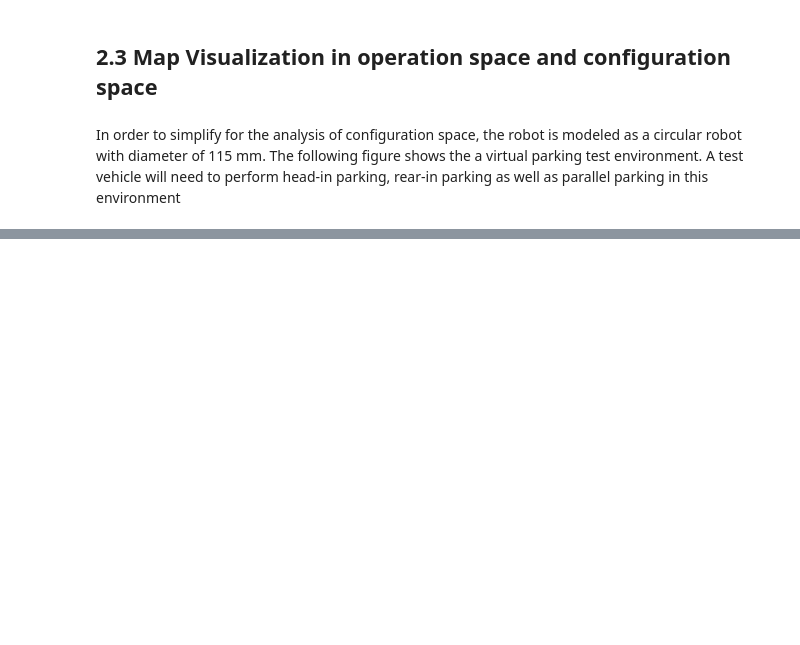
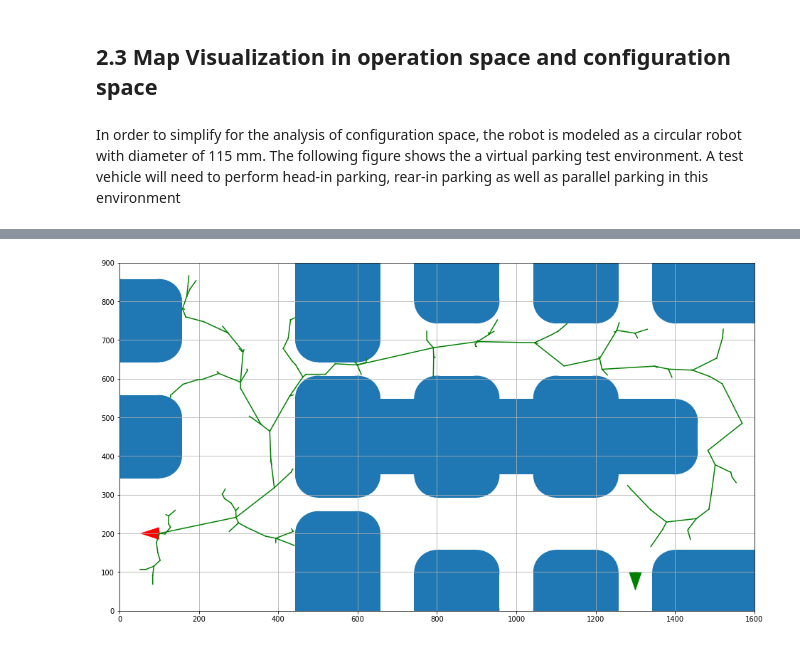
Before and after one commit to fcjscott/Computational_Robotics, a Jupyter notebook: Path_Planning/pset3_RRTPlanning.ipynb, the cells around one changed output, grey strips where cells are left out. Cells and saved outputs as stored; diff of their text form; code cells hidden in the pictures; blank space fills up the shorter version.

```diff
--- a/Path_Planning/pset3_RRTPlanning.ipynb
+++ b/Path_Planning/pset3_RRTPlanning.ipynb
@@ -254,0 +306,41 @@ ax = ConfigSpace(xi,xf,parkingLot)
+# %%
+def collisionCheck(trajectory,cvxpt):
+    """
+    Determine wheter the obstacles will interfere with the robot trajectory or not
+
+    Inputs:
+    trajectory = a list of 3-element tuple describing the robot state along its movement
+    cvxpt = a set of convex points on the boundary of obstacle which defines the convex hull
+    formed as a list of list i.e. [[obstacle1],[obstacle2]......]
+
+    Output:
+    isCollision: a boolean determine whether collision will happen
+    """
+    # defalt state is not collision
+    isCollision = False
+
+    # throw out unnecessary angle state
+    traj_2d = np.delete(trajectory,-1,axis=1)
+
+    # loop through all states in trajectories for all obstacles
+    for point in traj_2d:
+        robotPt = []
+        for obstacle in cvxpt:
+
+            # determine the convex hull only using obstacle points and calculate area
+            oHull = ConvexHull(obstacle)
+            oArea = oHull.area
+
+            # determine the convex hull by appending robot's state and calculate area
+            robotPts = np.concatenate((oHull.points,[point]))
+            rHull = ConvexHull(robotPts)
+            rArea = rHull.area
+
+            # compare if area is different for these two settings
+            if round(rArea,4) == round(oArea,4):
+                isCollision = True
+                return isCollision
+
+
+
+    return isCollision
@@ -254,0 +433,4 @@ ax = ConfigSpace(xi,xf,parkingLot)
+# %%
+path = rrt_planner(xi,xf)
+# %% [output]
+[figure, added]
```
Also changed, not shown: parts of 22 cells of this notebook.
